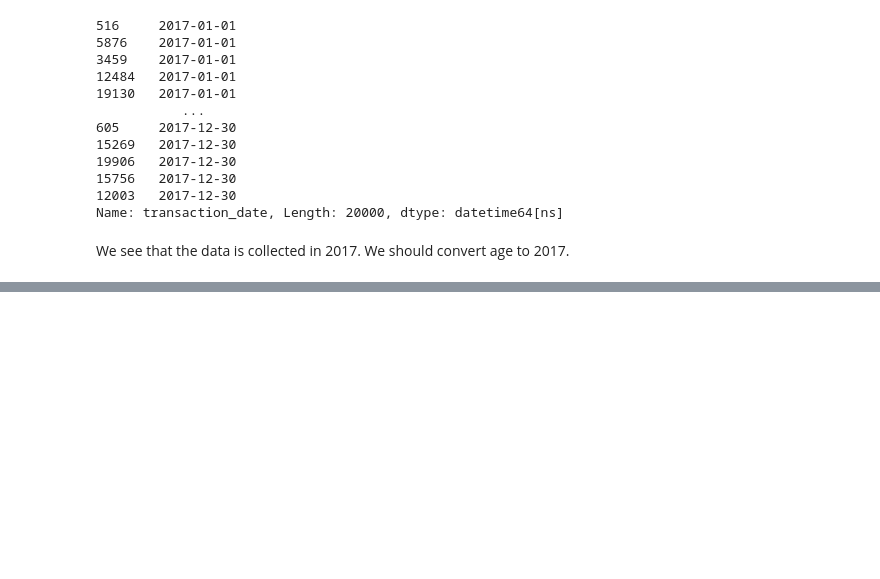
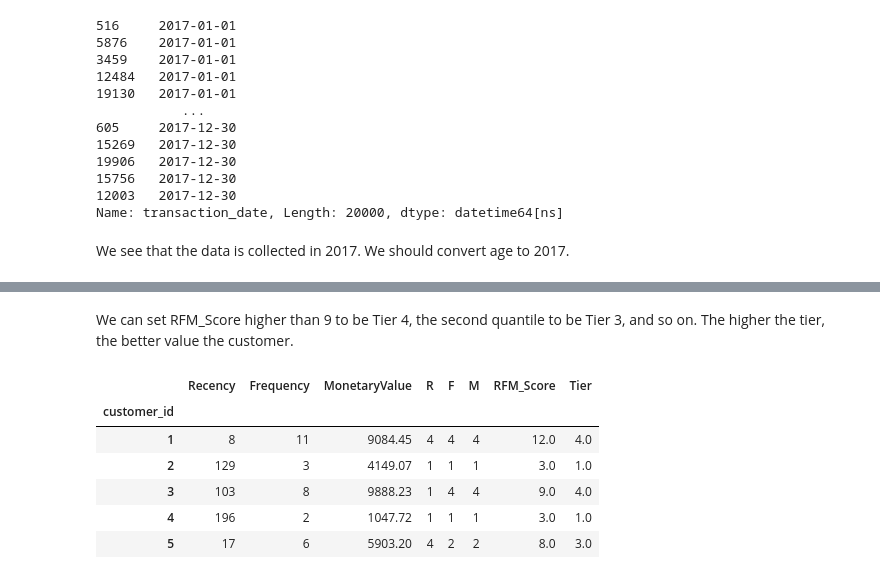
Before and after one commit to aresgtr/KPMG-Virtual-Intern, a Jupyter notebook: Task-2-Data-Insights.ipynb, the cells around one changed output, grey strips where cells are left out. Cells and saved outputs as stored; diff of their text form; code cells hidden in the pictures; blank space fills up the shorter version.

```diff
--- a/Task-2-Data-Insights.ipynb
+++ b/Task-2-Data-Insights.ipynb
@@ -148,0 +231,22 @@ df_new_customer_list.head()
+# %% [markdown]
+We can set RFM_Score higher than 9 to be Tier 4, the second quantile to be Tier 3, and so on. The higher the tier, the better value the customer.
+# %%
+for index, row in data_process.iterrows():
+    if row['RFM_Score'] >= 9:
+        data_process.at[index, 'Tier'] = 4
+    elif row['RFM_Score'] >= 7:
+        data_process.at[index, 'Tier'] = 3
+    elif row['RFM_Score'] >= 5:
+        data_process.at[index, 'Tier'] = 2
+    else:
+        data_process.at[index, 'Tier'] = 1
+
+data_process.head()
+# %% [output]
+|  | Recency | Frequency | MonetaryValue | R | F | M | RFM_Score | Tier |
+| customer_id |  |  |  |  |  |  |  |  |
+| 1 | 8 | 11 | 9084.45 | 4 | 4 | 4 | 12.0 | 4.0 |
+| 2 | 129 | 3 | 4149.07 | 1 | 1 | 1 | 3.0 | 1.0 |
+| 3 | 103 | 8 | 9888.23 | 1 | 4 | 4 | 9.0 | 4.0 |
+| 4 | 196 | 2 | 1047.72 | 1 | 1 | 1 | 3.0 | 1.0 |
+| 5 | 17 | 6 | 5903.20 | 4 | 2 | 2 | 8.0 | 3.0 |
```
Also changed, not shown: parts of 96 cells of this notebook.
